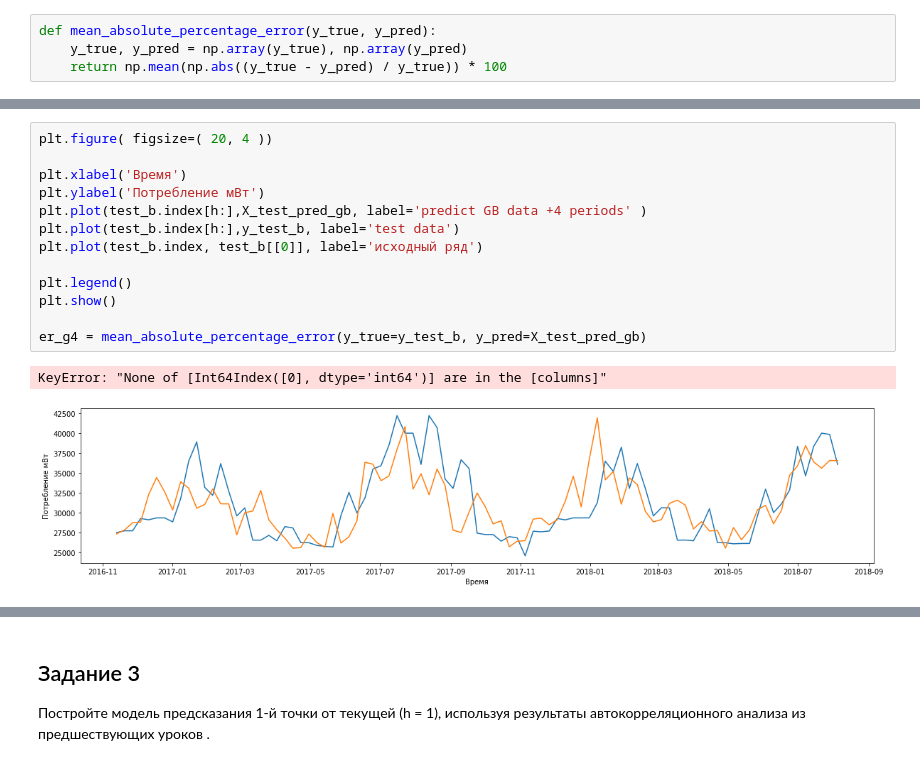
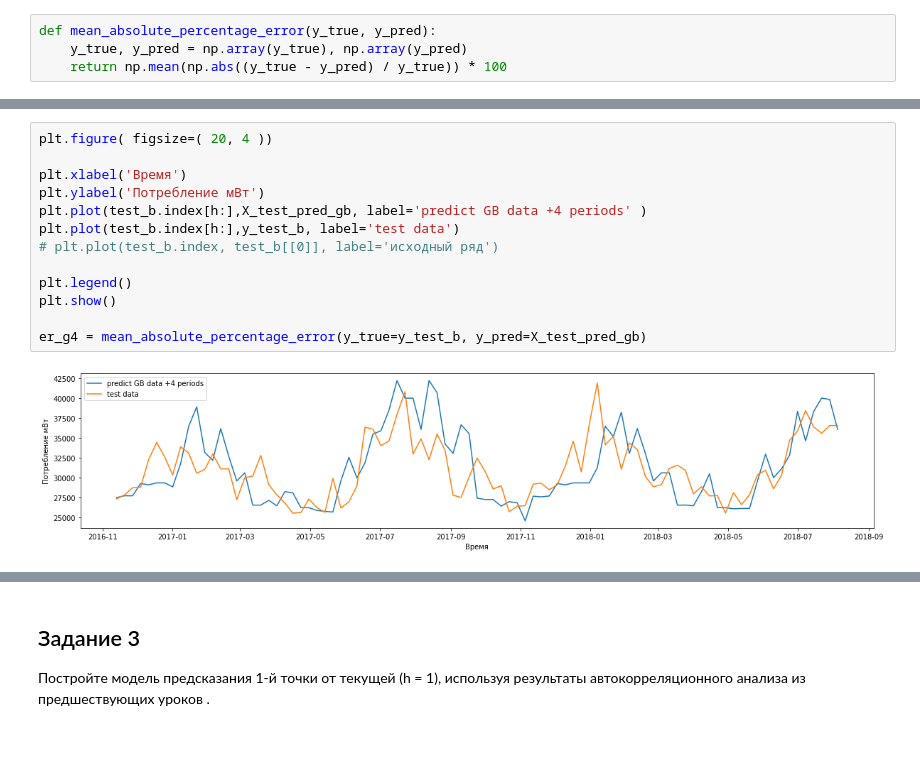
Before and after one commit to ArtemPrianikov/ML4business, a Jupyter notebook: lesson04/hw_04.ipynb, the cells around one changed output, grey strips where cells are left out. Drawn from its saved outputs; the diff is of its cells as text.

```diff
--- a/lesson04/hw_04.ipynb
+++ b/lesson04/hw_04.ipynb
@@ -98,18 +98,17 @@ Wall time: 602 ms
 # %%
 plt.figure( figsize=( 20, 4 ))
 
 plt.xlabel('Время')
 plt.ylabel('Потребление мВт')
 plt.plot(test_b.index[h:],X_test_pred_gb, label='predict GB data +4 periods' )
 plt.plot(test_b.index[h:],y_test_b, label='test data')
-plt.plot(test_b.index, test_b[[0]], label='исходный ряд')
+# plt.plot(test_b.index, test_b[[0]], label='исходный ряд')
 
 plt.legend()
 plt.show()
 
 er_g4 = mean_absolute_percentage_error(y_true=y_test_b, y_pred=X_test_pred_gb)
 # %% [output]
-KeyError: "None of [Int64Index([0], dtype='int64')] are in the [columns]"
-[figure, old version]
+[figure, new version]
 # %%
 test_b.iloc[:,0]
```
Also changed, not shown: parts of 27 cells of this notebook.
